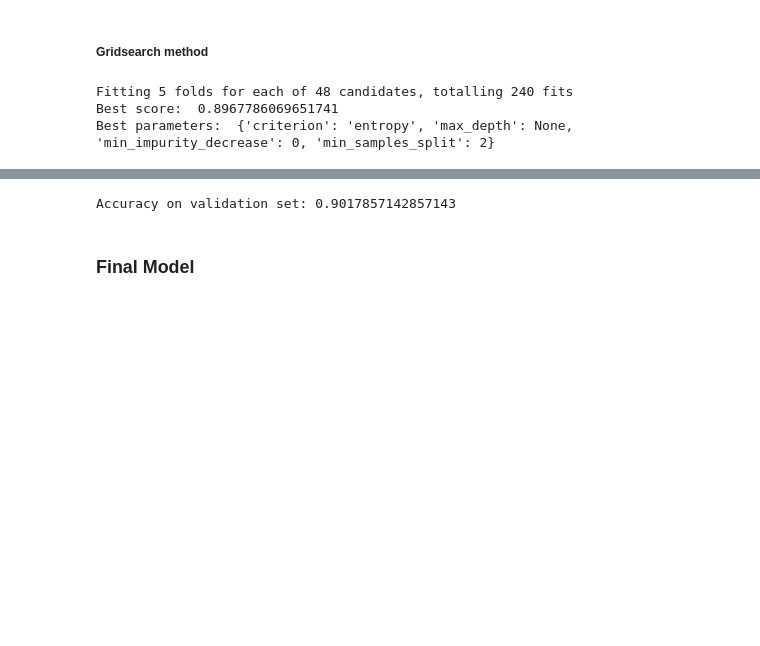
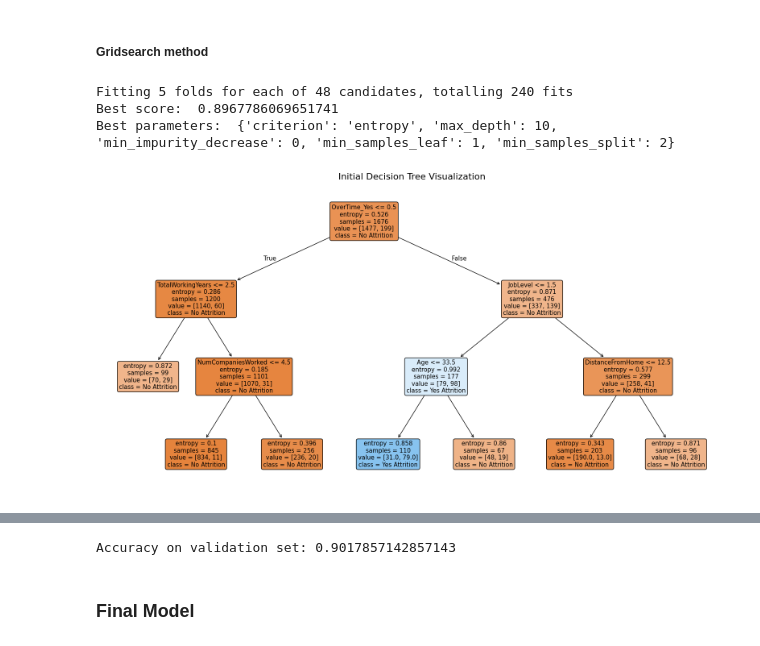
Before and after one commit to Jrk373/MachineLearningDemo, a Jupyter notebook: DecisionTreeClasifier.ipynb, the cells around one changed output, grey strips where cells are left out. Drawn from its saved outputs; the diff is of its cells as text; code cells hidden in the pictures; blank space fills up the shorter version.

```diff
--- a/DecisionTreeClasifier.ipynb
+++ b/DecisionTreeClasifier.ipynb
@@ -548,7 +534,7 @@ from sklearn.tree import DecisionTreeClassifier
 gridSearch = GridSearchCV(
     estimator=clf_dt,         # Model to optimize
     param_grid=param_grid,    # Parameter grid
-    cv=5,                     # Number of cross-validation folds
+    cv=cv_folds,                     # Number of cross-validation folds
     scoring='accuracy',       # Scoring metric (can be adjusted)
     verbose=1                 # Print progress during search
 )
@@ -562,7 +548,28 @@ print('Best parameters: ', gridSearch.best_params_)
 # %% [output]
 Fitting 5 folds for each of 48 candidates, totalling 240 fits
 Best score:  0.8967786069651741
-Best parameters:  {'criterion': 'entropy', 'max_depth': None, 'min_impurity_decrease': 0, 'min_samples_split': 2}
+Best parameters:  {'criterion': 'entropy', 'max_depth': 10, 'min_impurity_decrease': 0, 'min_samples_leaf': 1, 'min_samples_split': 2}
+# %%
+from sklearn.tree import plot_tree
+import matplotlib.pyplot as plt
+
+# Get the best decision tree model from GridSearchCV
+best_clf = gridSearch.best_estimator_
+
+# Plot the decision tree
+plt.figure(figsize=(20, 10))  # Adjust the size for better visibility
+plot_tree(
+    best_clf,
+    feature_names=X_encoded.columns,  # Replace with actual feature names
+    class_names=["No Attrition", "Yes Attrition"],  # Replace with actual class names
+    filled=True,                     # Color the nodes based on class distribution
+    rounded=True                     # Rounded corners for better readability
+)
+
+plt.title("Initial Decision Tree Visualization", fontsize=16)
+plt.show()
+# %% [output]
+[figure, added]
 # %%
 # Updated Parameter grid tuning (wash, rinse, repeat)
 param_grid = {
```
Also changed, not shown: parts of 12 cells of this notebook.
